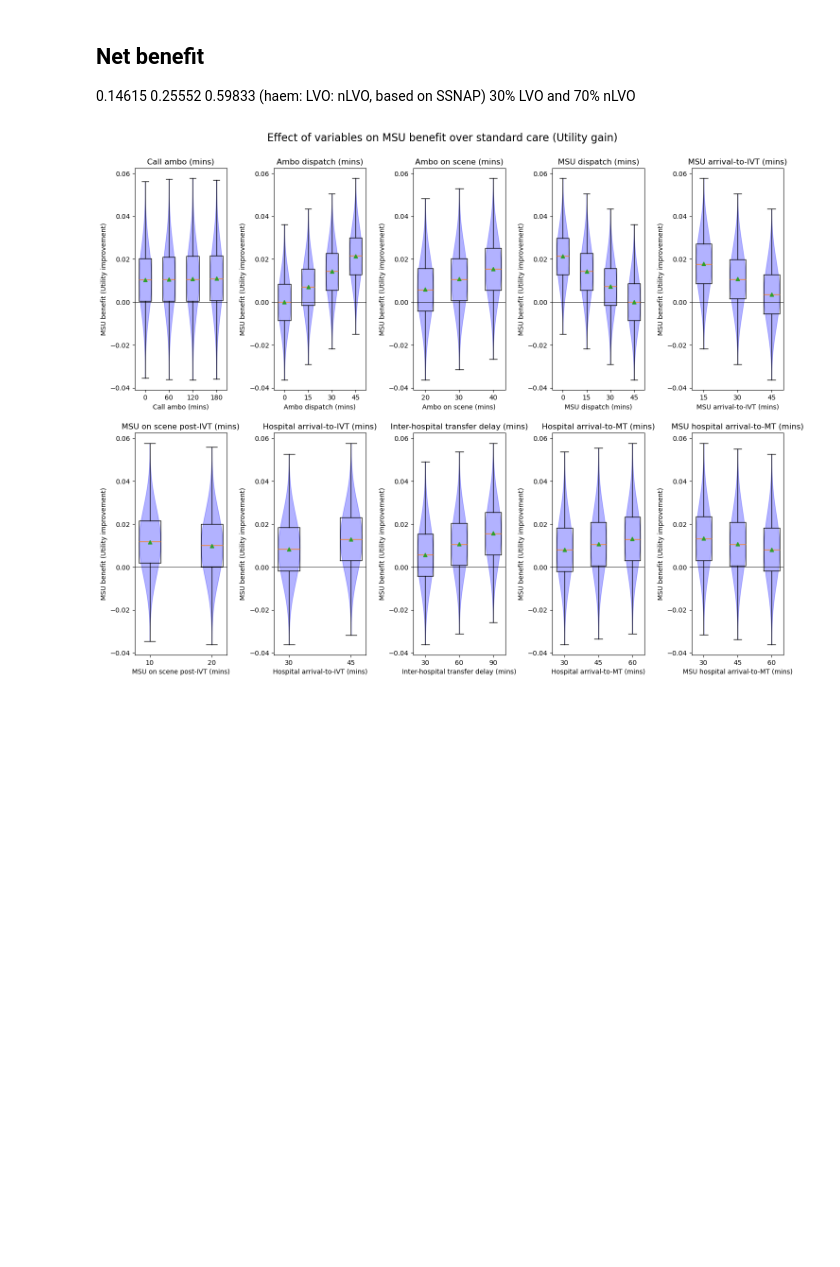
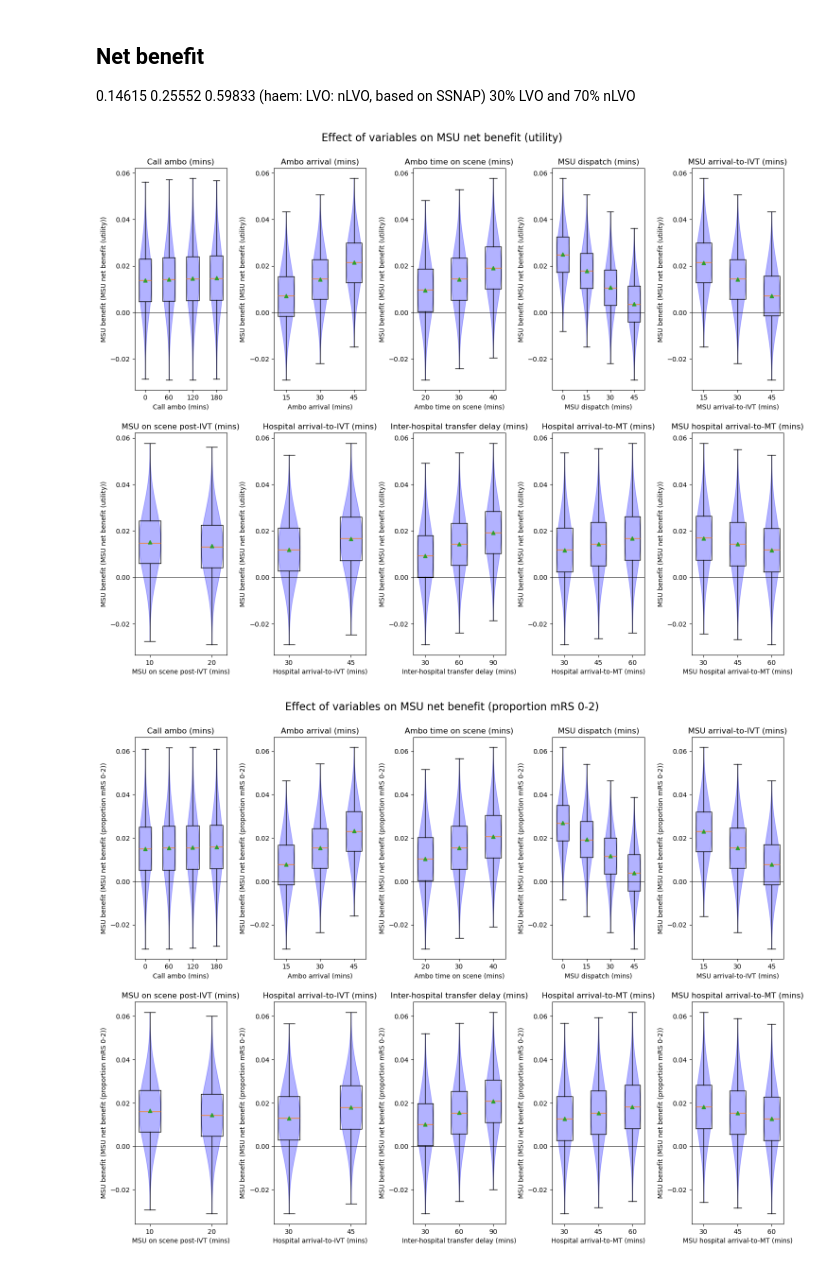
Before and after one commit to stroke-modelling/muster2, a Jupyter notebook: scenario_analysis/scenario_1_analysis.ipynb, the cells around one changed output. Cells and saved outputs as stored; diff of their text form; code cells hidden in the pictures; blank space fills up the shorter version.

Commit message:
Update scenario plots

```diff
--- a/scenario_analysis/scenario_1_analysis.ipynb
+++ b/scenario_analysis/scenario_1_analysis.ipynb
@@ -13,5 +13,11 @@ scenario_results = pd.read_csv('scenario_results_test_3.csv', low_memory=False,
 data = pd.merge(scenario_list, scenario_results, left_index=True, right_index=True)
 data.to_csv('full_scenarios_and_results.csv', index_label=True)
 
-data.head()
+# Remove rows from data and scenario list with process_time_ambulance_response = 0
+scenario_list = scenario_list[scenario_list['process_time_ambulance_response'] != 0]
+data = data[data['process_time_ambulance_response'] != 0]
+
+# Ste max pandas display rows to 100
+pd.set_option('display.max_rows', 100)
+data.head().T
 # %% [output]
@@ -27,6 +42,8 @@ data.head()
 # Add net benefit column
 prop_nlvo = 0.7
 prop_lvo = 1 - prop_nlvo
+
+# Utility
 
 data['drip_ship_utility_shift'] = (
     (data['nlvo_drip_ship_ivt_utility_shift'] * prop_nlvo) +
@@ -40,7 +57,22 @@ data['msu_utility_shift'] = (
     (data['nlvo_msu_ivt_utility_shift'] * prop_nlvo) +
     (data['lvo_msu_ivt_mt_utility_shift'] * prop_lvo))
 
-data['msu_net_benefit'] = data['msu_utility_shift'] - data['drip_ship_utility_shift']
+data['msu_net_utility_benefit'] = data['msu_utility_shift'] - data['drip_ship_utility_shift']
+
+# Get proportions mRS 0-2 for each scenario
+data['drip_ship_mrs_0-2'] = (
+    (data['nlvo_drip_ship_ivt_mrs_0-2'] * prop_nlvo) +
+    (data['lvo_drip_ship_mt_mrs_0-2'] * prop_lvo))
+
+data['mothership_mrs_0-2'] = (
+    (data['nlvo_mothership_ivt_mrs_0-2'] * prop_nlvo) +
+    (data['lvo_mothership_ivt_mt_mrs_0-2'] * prop_lvo))
+
+data['msu_mrs_0-2'] = (
+    (data['nlvo_msu_ivt_mrs_0-2'] * prop_nlvo) +
+    (data['lvo_msu_ivt_mt_mrs_0-2'] * prop_lvo))
+
+data['msu_mrs_0-2_benefit'] = data['msu_mrs_0-2'] - data['drip_ship_mrs_0-2']
 # %%
 list(data)
 # %% [output]
@@ -76,7 +108,8 @@ results['lvo_msu_ivt_mt_mrs_0-2_benefit'] = data['lvo_msu_ivt_mt_mrs_0-2'] - dat
 results['drip_ship_utility_shift'] = data['drip_ship_utility_shift']
 results['mothership_utility_shift'] = data['mothership_utility_shift']
 results['msu_utility_shift'] = data['msu_utility_shift']
-results['msu_net_benefit'] = data['msu_net_benefit']
+results['msu_net_utility_benefit'] = data['msu_net_utility_benefit']
+results['msu_net_mrs_0-2_benefit'] = data['msu_mrs_0-2_benefit']
 
 results.to_csv('scenario_1_results_summary.csv', index_label='Scenario')
 # %%
@@ -293,8 +336,8 @@ variables = ['process_time_call_ambulance',
 
 rename_var_dict = {
 'process_time_call_ambulance':'Call ambo (mins)',
-'process_time_ambulance_response':'Ambo dispatch (mins)',
-'process_ambulance_on_scene_duration':'Ambo on scene (mins)',
+'process_time_ambulance_response':'Ambo arrival (mins)',
+'process_ambulance_on_scene_duration':'Ambo time on scene (mins)',
 'process_msu_dispatch':'MSU dispatch (mins)',
 'process_msu_thrombolysis':'MSU arrival-to-IVT (mins)',
 'process_msu_on_scene_post_thrombolysis':'MSU on scene post-IVT (mins)',
@@ -305,7 +348,8 @@ rename_var_dict = {
 }
 
 results_cols = [
-    'msu_net_benefit'
+    'msu_net_utility_benefit',
+    'msu_net_mrs_0-2_benefit',
 ]
 
 rename_result_dict = {
@@ -316,42 +360,45 @@ rename_result_dict = {
     'nlvo_msu_ivt_mrs_0-2_benefit': 'nlvo ivt mrs 0-2',
     'lvo_msu_ivt_mrs_0-2_benefit': 'lvo ivt mrs 0-2',
     'lvo_msu_ivt_mt_mrs_0-2_benefit': 'lvo ivt/mt mrs 0-2',
-    'msu_net_benefit': 'MSU net benefit (utility)',
+    'msu_net_utility_benefit': 'MSU net benefit (utility)',
+    'msu_net_mrs_0-2_benefit': 'MSU net benefit (proportion mRS 0-2)',
 }
 
 # For each result column, draw a violin of the effect of each variable
 
 
 
 
 for i,result in enumerate(results_cols):
     fig = plt.figure(figsize=(15, 12))
     y = results[result]
     for i, var in enumerate(variables):
         ax = fig.add_subplot(2,5,i+1)
         x = results[var]
         # Get unique values of X and plot a violin plot of y for each value
         unique_x = np.unique(x)
         for u in unique_x:
             y_for_x = y[x == u]
             # calculate widths to fit x axis
             widths = 0.7 * (max(unique_x) - min(unique_x)) / len(unique_x)
             #ax.violinplot(y_for_x, positions=[u], showextrema=False, showmeans=True, widths=widths, points=45)
             # Color
             parts = ax.violinplot(y_for_x, positions=[u], showextrema=False, showmeans=False, widths=widths, points=45)
             for pc in parts['bodies']:
                 pc.set_facecolor('blue')
                 pc.set_edgecolor('blue')
             ax.boxplot(y_for_x, positions=[u], showmeans=True, widths=widths, whis=100)
             # Add line at y=0
             ax.axhline(0, color='black', lw=0.5)
         ax.set_title(rename_var_dict[var])
         ax.set_xlabel(rename_var_dict[var])
-        ax.set_ylabel(f'MSU benefit (Utility improvement)')
-    fig.suptitle(f'Effect of variables on MSU benefit over standard care (Utility gain)', fontsize=16)
+        ax.set_ylabel(f'MSU benefit ({rename_result_dict[result]})')
+    fig.suptitle(f'Effect of variables on {rename_result_dict[result]}', fontsize=16)
     fig.tight_layout(pad=2)
     plt.show()
+    print()
 # %% [output]
-[figure, old version]
+[figure, new version]
+[figure, added]
 # %%
 results.shape
```
Also changed, not shown: parts of 9 cells of this notebook, 4 other files.
